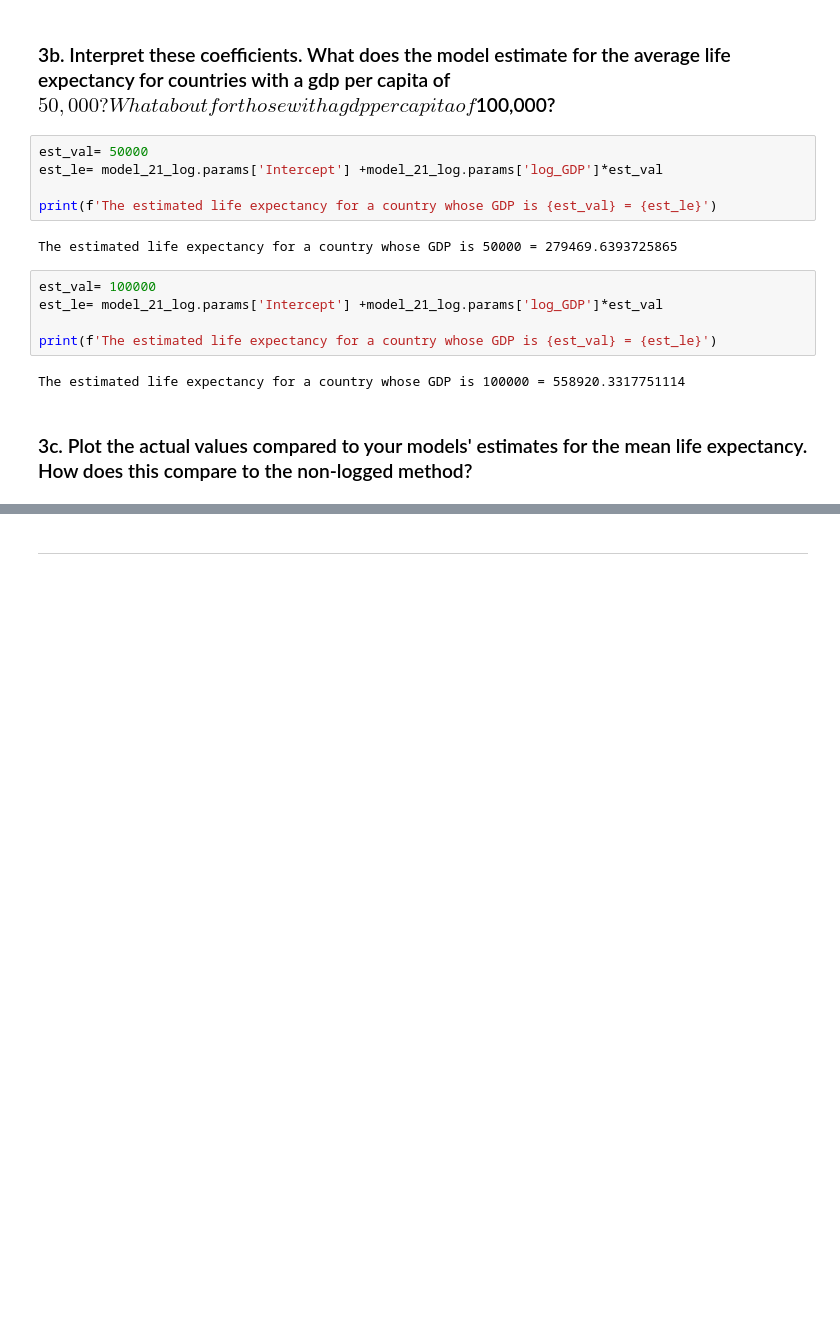
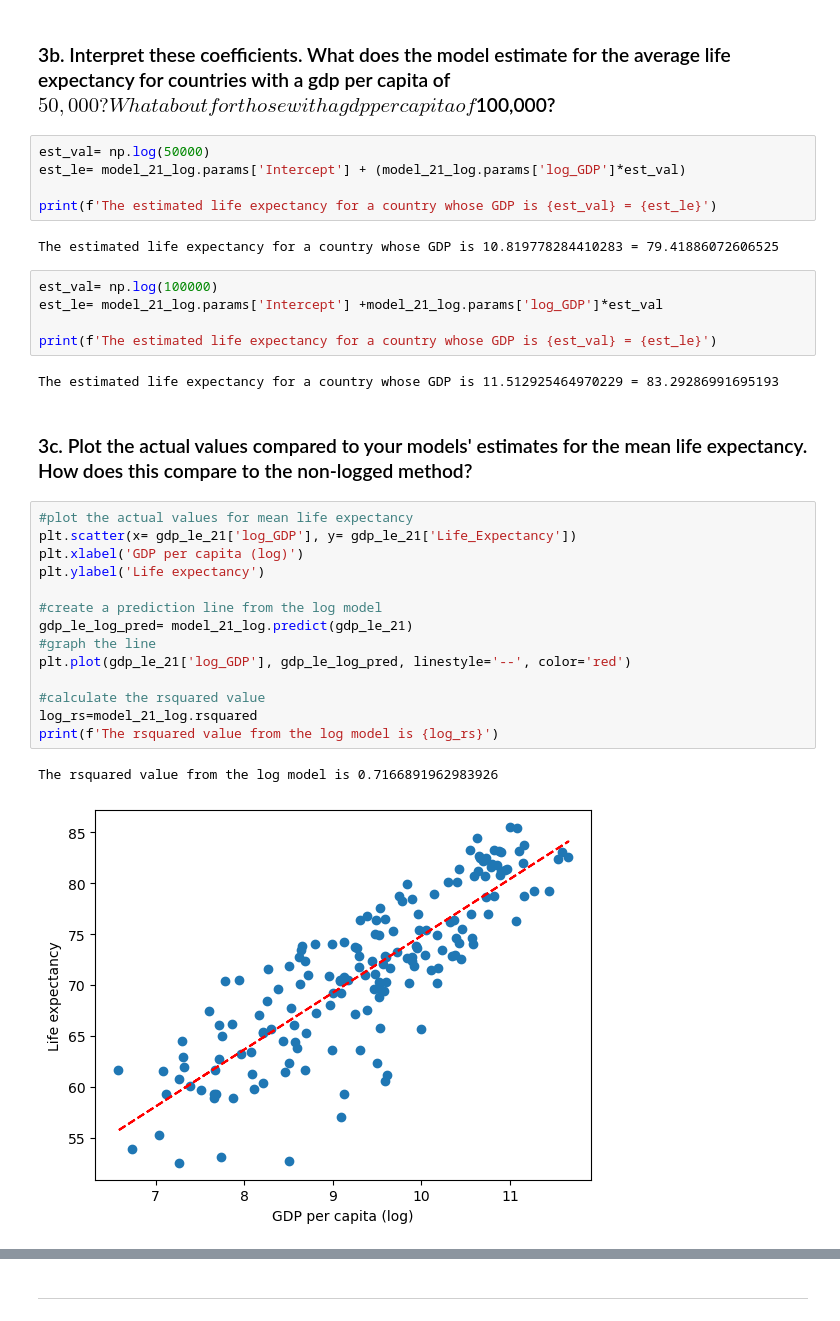
Before and after one commit to nss-data-science-cohort-9/un-linear-regression-sarahmulloy, a Jupyter notebook: notebooks/UN_linregress_practice.ipynb, the cells around one changed output, grey strips where cells are left out. Cells and saved outputs as stored; diff of their text form; blank space fills up the shorter version.

```diff
--- a/notebooks/UN_linregress_practice.ipynb
+++ b/notebooks/UN_linregress_practice.ipynb
@@ -320,18 +348,35 @@ Notes:
 # %% [markdown]
 ### 3b. Interpret these coefficients. What does the model estimate for the average life expectancy for countries with a gdp per capita of $50,000? What about for those with a gdp per capita of $100,000?
 # %%
-est_val= 50000
-est_le= model_21_log.params['Intercept'] +model_21_log.params['log_GDP']*est_val
+est_val= np.log(50000)
+est_le= model_21_log.params['Intercept'] + (model_21_log.params['log_GDP']*est_val)
 
 print(f'The estimated life expectancy for a country whose GDP is {est_val} = {est_le}')
 # %% [output]
-The estimated life expectancy for a country whose GDP is 50000 = 279469.6393725865
+The estimated life expectancy for a country whose GDP is 10.819778284410283 = 79.41886072606525
 # %%
-est_val= 100000
+est_val= np.log(100000)
 est_le= model_21_log.params['Intercept'] +model_21_log.params['log_GDP']*est_val
 
 print(f'The estimated life expectancy for a country whose GDP is {est_val} = {est_le}')
 # %% [output]
-The estimated life expectancy for a country whose GDP is 100000 = 558920.3317751114
+The estimated life expectancy for a country whose GDP is 11.512925464970229 = 83.29286991695193
 # %% [markdown]
 ### 3c. Plot the actual values compared to your models' estimates for the mean life expectancy. How does this compare to the non-logged method?
+# %%
+#plot the actual values for mean life expectancy
+plt.scatter(x= gdp_le_21['log_GDP'], y= gdp_le_21['Life_Expectancy'])
+plt.xlabel('GDP per capita (log)')
+plt.ylabel('Life expectancy')
+
+#create a prediction line from the log model
+gdp_le_log_pred= model_21_log.predict(gdp_le_21)
+#graph the line
+plt.plot(gdp_le_21['log_GDP'], gdp_le_log_pred, linestyle='--', color='red')
+
+#calculate the rsquared value
+log_rs=model_21_log.rsquared
+print(f'The rsquared value from the log model is {log_rs}')
+# %% [output]
+The rsquared value from the log model is 0.7166891962983926
+[figure, added]
```
Also changed, not shown: parts of 23 cells of this notebook.
